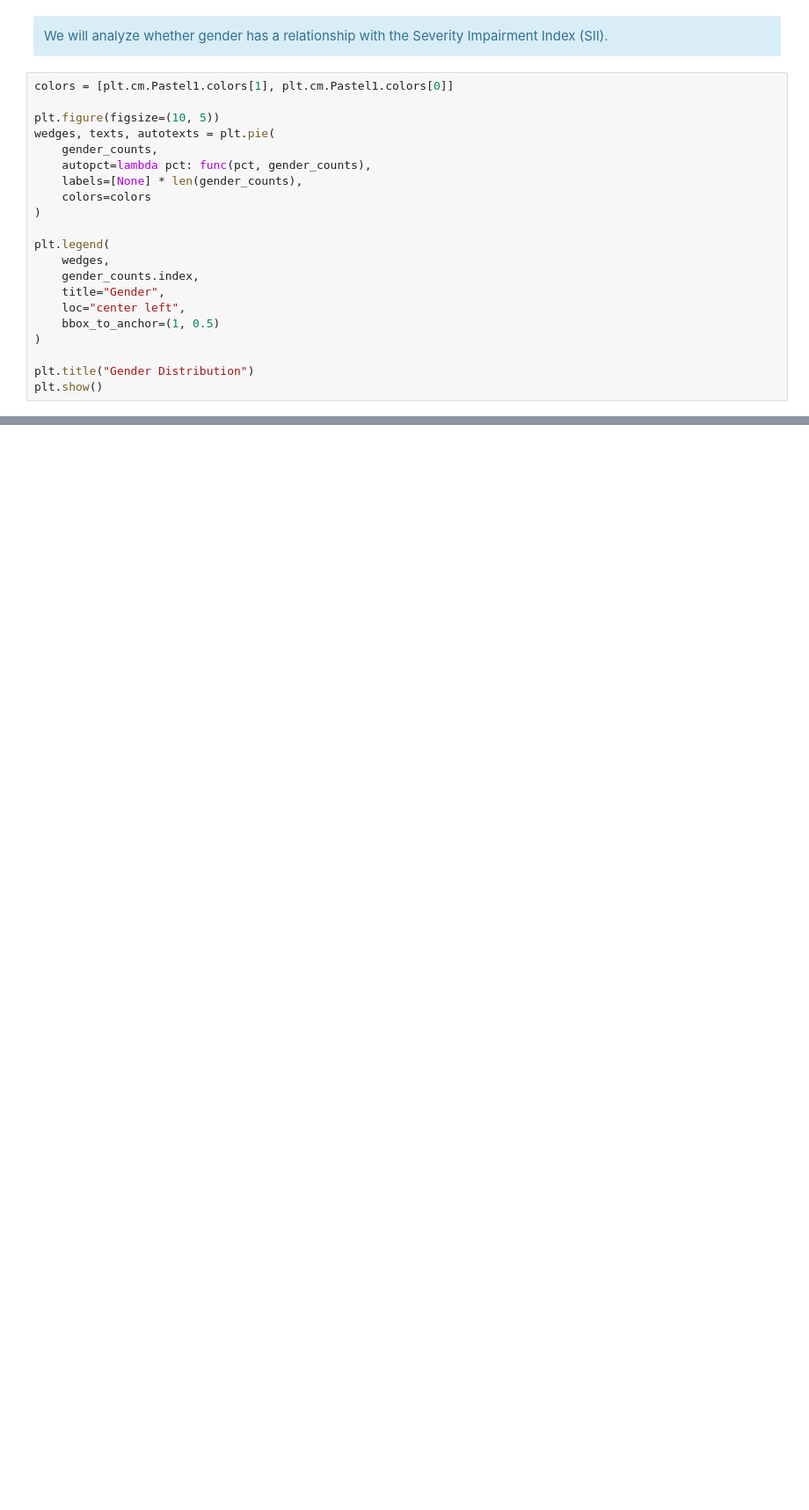
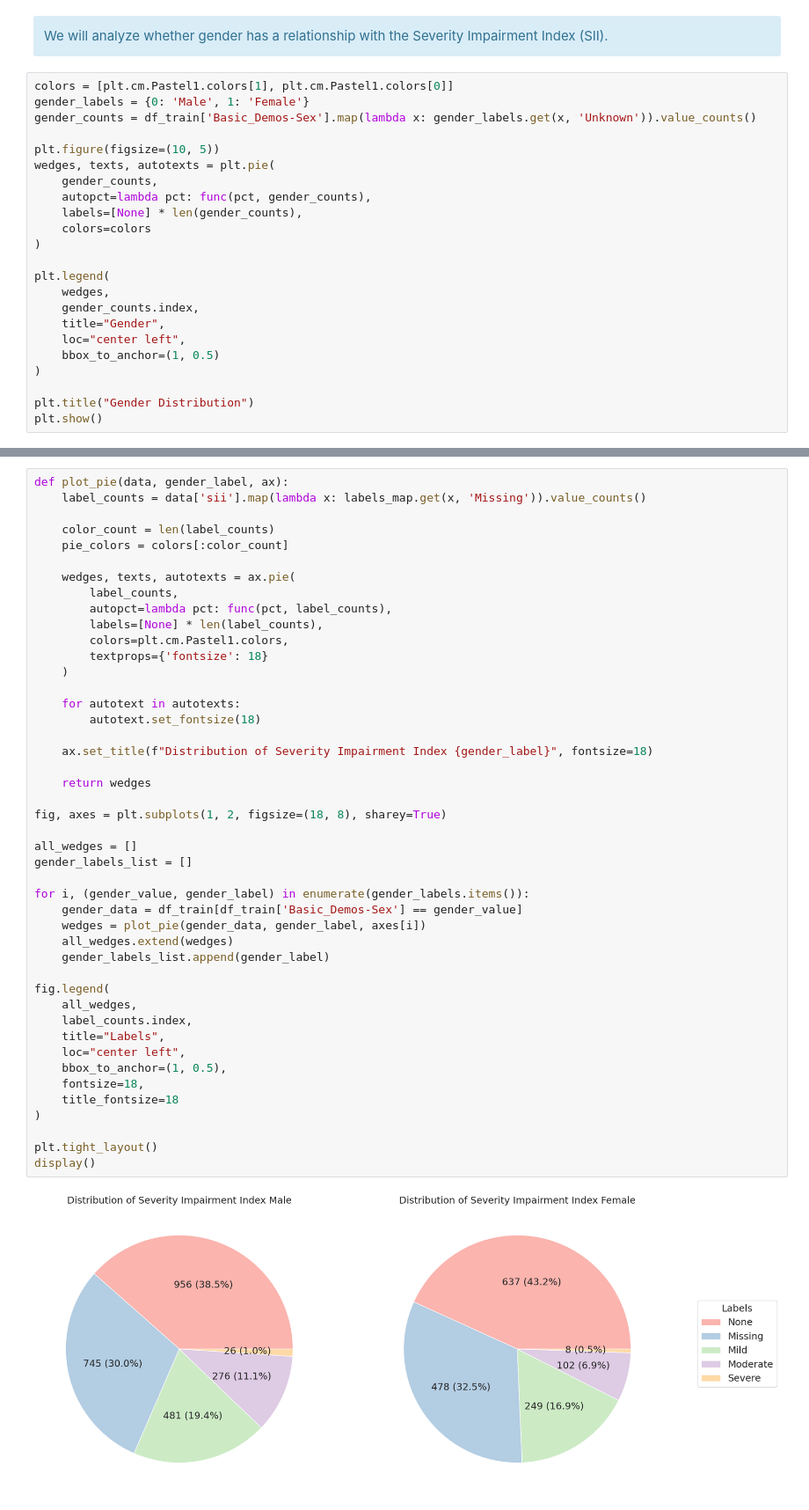
Before and after one commit to datateamclub/project_child_problematic_internet_use_03, a Jupyter notebook: internet_use_v2.ipynb, the cells around one changed output, grey strips where cells are left out. Shown at 88% size. Saved outputs shown, nothing was run; the diff lists cells and outputs as text; blank space fills up the shorter version.

```diff
--- a/internet_use_v2.ipynb
+++ b/internet_use_v2.ipynb
@@ -148,6 +162,8 @@ display()
 <b></b> We will analyze whether gender has a relationship with the Severity Impairment Index (SII).</div>
 # %%
 colors = [plt.cm.Pastel1.colors[1], plt.cm.Pastel1.colors[0]]
+gender_labels = {0: 'Male', 1: 'Female'}
+gender_counts = df_train['Basic_Demos-Sex'].map(lambda x: gender_labels.get(x, 'Unknown')).value_counts()
 
 plt.figure(figsize=(10, 5))
 wedges, texts, autotexts = plt.pie(
@@ -169,5 +185,52 @@ plt.title("Gender Distribution")
 plt.show()
 # %% [output]
 [figure]
+# %%
+def plot_pie(data, gender_label, ax):
+    label_counts = data['sii'].map(lambda x: labels_map.get(x, 'Missing')).value_counts()
+
+    color_count = len(label_counts)
+    pie_colors = colors[:color_count]
+
+    wedges, texts, autotexts = ax.pie(
+        label_counts,
+        autopct=lambda pct: func(pct, label_counts),
+        labels=[None] * len(label_counts),
+        colors=plt.cm.Pastel1.colors,
+        textprops={'fontsize': 18}
+    )
+
+    for autotext in autotexts:
+        autotext.set_fontsize(18)
+
+    ax.set_title(f"Distribution of Severity Impairment Index {gender_label}", fontsize=18)
+
+    return wedges
+
+fig, axes = plt.subplots(1, 2, figsize=(18, 8), sharey=True)
+
+all_wedges = []
+gender_labels_list = []
+
+for i, (gender_value, gender_label) in enumerate(gender_labels.items()):
+    gender_data = df_train[df_train['Basic_Demos-Sex'] == gender_value]
+    wedges = plot_pie(gender_data, gender_label, axes[i])
+    all_wedges.extend(wedges)
+    gender_labels_list.append(gender_label)
+
+fig.legend(
+    all_wedges,
+    label_counts.index,
+    title="Labels",
+    loc="center left",
+    bbox_to_anchor=(1, 0.5),
+    fontsize=18,
+    title_fontsize=18
+)
+
+plt.tight_layout()
+display()
+# %% [output]
+[figure, added]
 # %%
 categories = list(labels_map.values())
```
Also changed, not shown: parts of 2 cells of this notebook.
